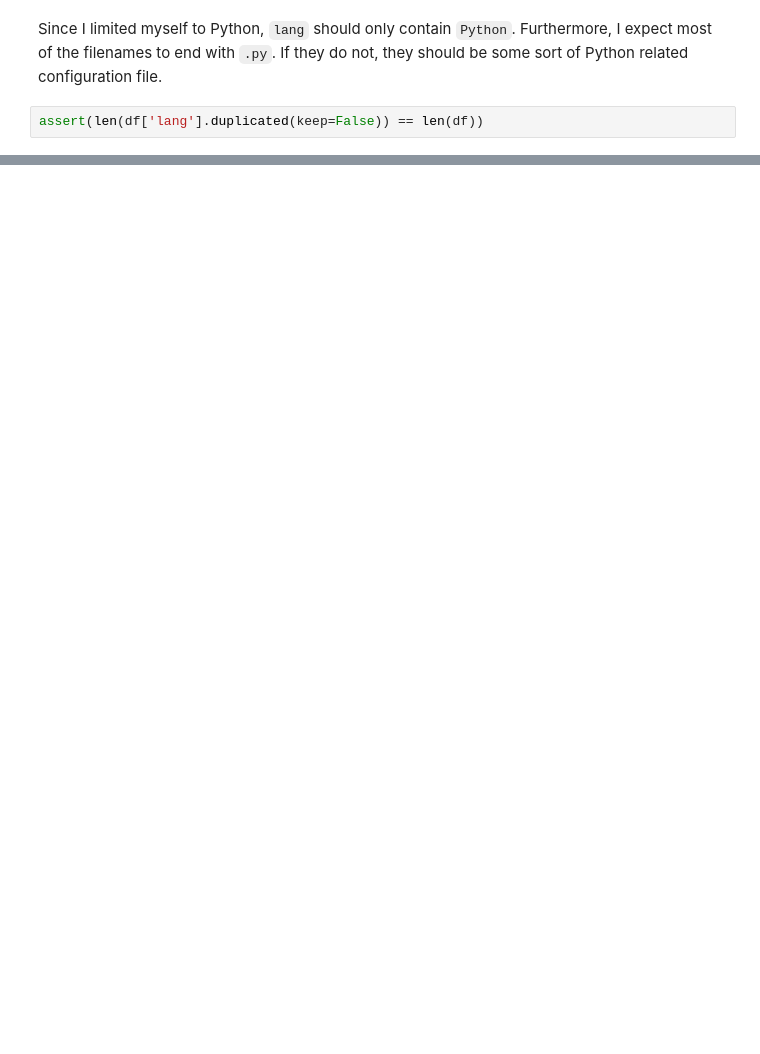
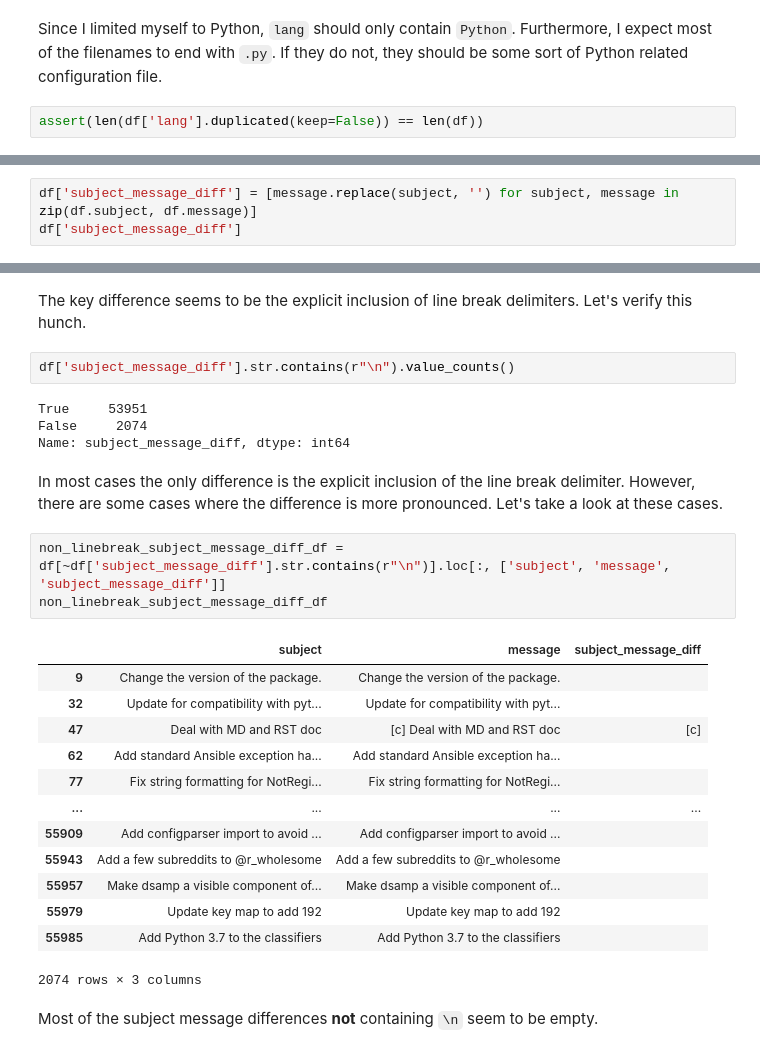
Before and after one commit to Liqs-v2/octopack-refactoring-evaluation, a Jupyter notebook: src/exploratory_data_analysis.ipynb, the cells around one changed output, grey strips where cells are left out. Drawn from its saved outputs; the diff is of its cells as text; blank space fills up the shorter version.

```diff
--- a/src/exploratory_data_analysis.ipynb
+++ b/src/exploratory_data_analysis.ipynb
@@ -86,0 +95,3 @@ Column new_file contains 56025 filenames ending on ".py" and 0 filenames that do
+# %%
+df['subject_message_diff'] = [message.replace(subject, '') for subject, message in zip(df.subject, df.message)]
+df['subject_message_diff']
@@ -86,0 +111,29 @@ Column new_file contains 56025 filenames ending on ".py" and 0 filenames that do
+# %% [markdown]
+The key difference seems to be the explicit inclusion of line break delimiters. Let's verify this hunch.
+# %%
+df['subject_message_diff'].str.contains(r"\n").value_counts()
+# %% [output]
+True     53951
+False     2074
+Name: subject_message_diff, dtype: int64
+# %% [markdown]
+In most cases the only difference is the explicit inclusion of the line break delimiter. However, there are some cases where the difference is more pronounced. Let's take a look at these cases.
+# %%
+non_linebreak_subject_message_diff_df = df[~df['subject_message_diff'].str.contains(r"\n")].loc[:, ['subject', 'message', 'subject_message_diff']]
+non_linebreak_subject_message_diff_df
+# %% [output]
+|  | subject | message | subject_message_diff |
+| 9 | Change the version of the package. | Change the version of the package. |  |
+| 32 | Update for compatibility with pyt... | Update for compatibility with pyt... |  |
+| 47 | Deal with MD and RST doc | [c] Deal with MD and RST doc | [c] |
+| 62 | Add standard Ansible exception ha... | Add standard Ansible exception ha... |  |
+| 77 | Fix string formatting for NotRegi... | Fix string formatting for NotRegi... |  |
+| ... | ... | ... | ... |
+| 55909 | Add configparser import to avoid ... | Add configparser import to avoid ... |  |
+| 55943 | Add a few subreddits to @r_wholesome | Add a few subreddits to @r_wholesome |  |
+| 55957 | Make dsamp a visible component of... | Make dsamp a visible component of... |  |
+| 55979 | Update key map to add 192 | Update key map to add 192 |  |
+| 55985 | Add Python 3.7 to the classifiers | Add Python 3.7 to the classifiers |  |
+2074 rows × 3 columns
+# %% [markdown]
+Most of the subject message differences **not** containing `\n` seem to be empty.
```
Also changed, not shown: parts of 11 cells of this notebook.
